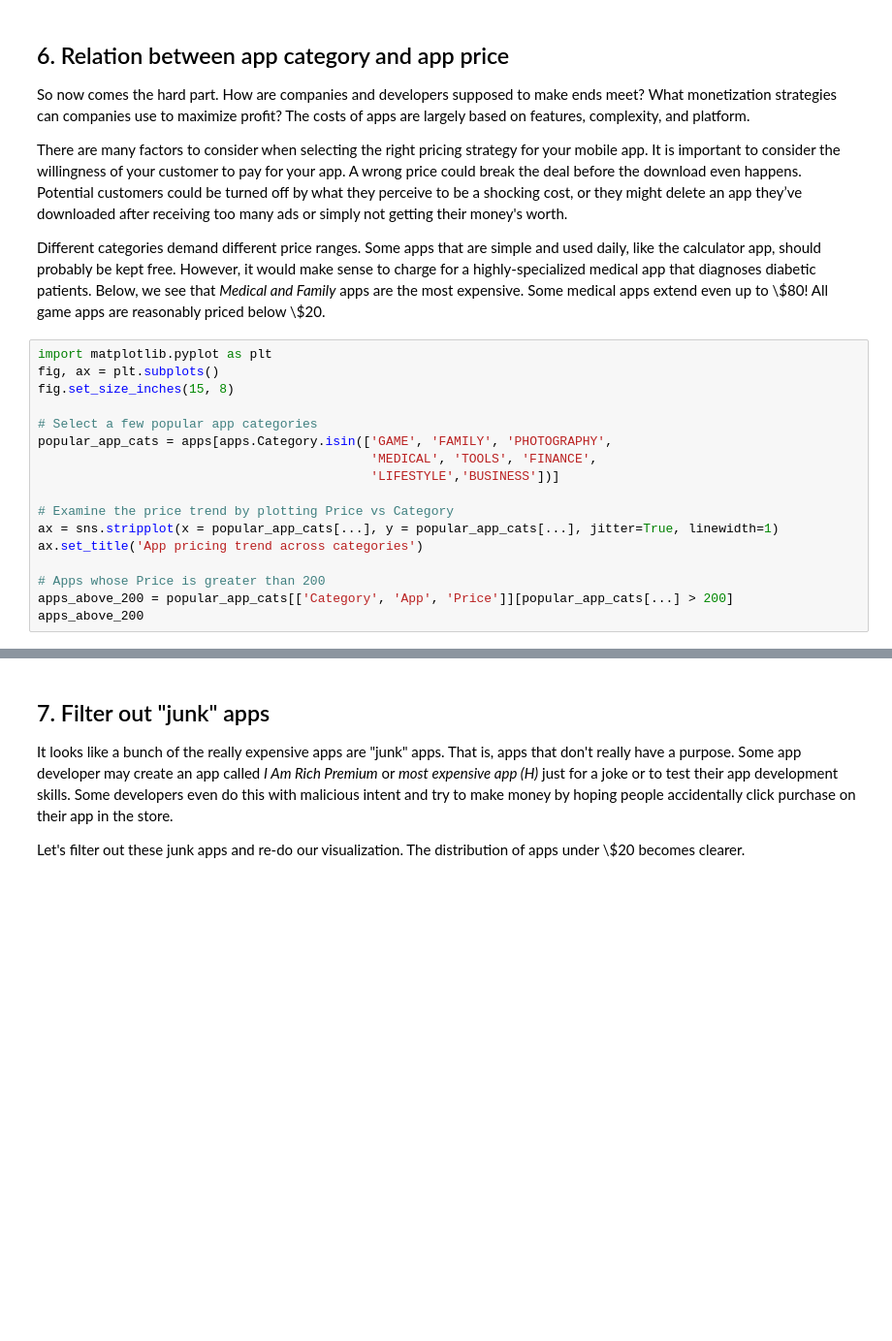
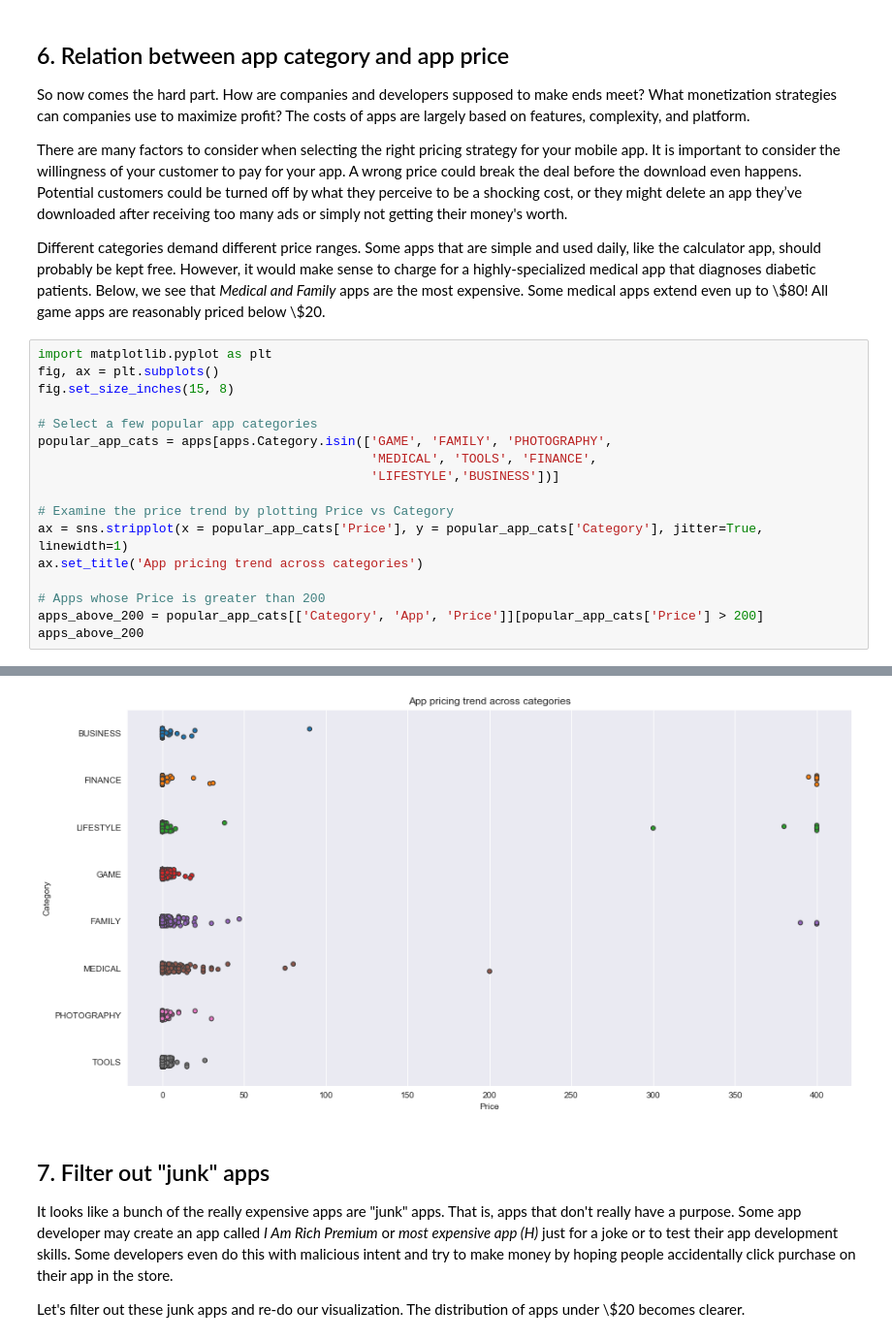
Before and after one commit to KrishnaKittu123/The-Android-App-Market-on-Google-Play, a Jupyter notebook: notebook.ipynb, the cells around one changed output, grey strips where cells are left out. Shown: that part at 97% size. Cells and saved outputs as stored; diff of their text form; blank space fills up the shorter version.

```diff
--- a/notebook.ipynb
+++ b/notebook.ipynb
@@ -174,9 +174,10 @@ popular_app_cats = apps[apps.Category.isin(['GAME', 'FAMILY', 'PHOTOGRAPHY',
                                             'LIFESTYLE','BUSINESS'])]
 
 # Examine the price trend by plotting Price vs Category
-ax = sns.stripplot(x = popular_app_cats[...], y = popular_app_cats[...], jitter=True, linewidth=1)
+ax = sns.stripplot(x = popular_app_cats['Price'], y = popular_app_cats['Category'], jitter=True, linewidth=1)
 ax.set_title('App pricing trend across categories')
 
 # Apps whose Price is greater than 200
-apps_above_200 = popular_app_cats[['Category', 'App', 'Price']][popular_app_cats[...] > 200]
+apps_above_200 = popular_app_cats[['Category', 'App', 'Price']][popular_app_cats['Price'] > 200]
 apps_above_200
+# %% [output]
@@ -183,3 +202,4 @@ apps_above_200
+[figure, added]
 # %% [markdown]
 ## 7. Filter out "junk" apps
 <p>It looks like a bunch of the really expensive apps are "junk" apps. That is, apps that don't really have a purpose. Some app developer may create an app called <em>I Am Rich Premium</em> or <em>most expensive app (H)</em> just for a joke or to test their app development skills. Some developers even do this with malicious intent and try to make money by hoping people accidentally click purchase on their app in the store.</p>
```
Also changed, not shown: parts of 5 cells of this notebook.
